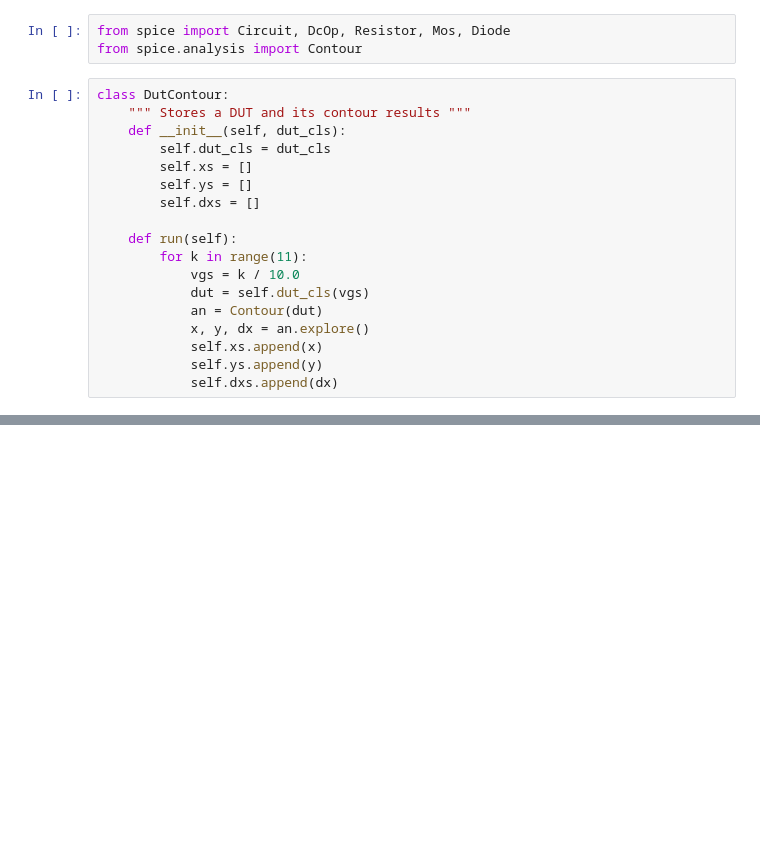
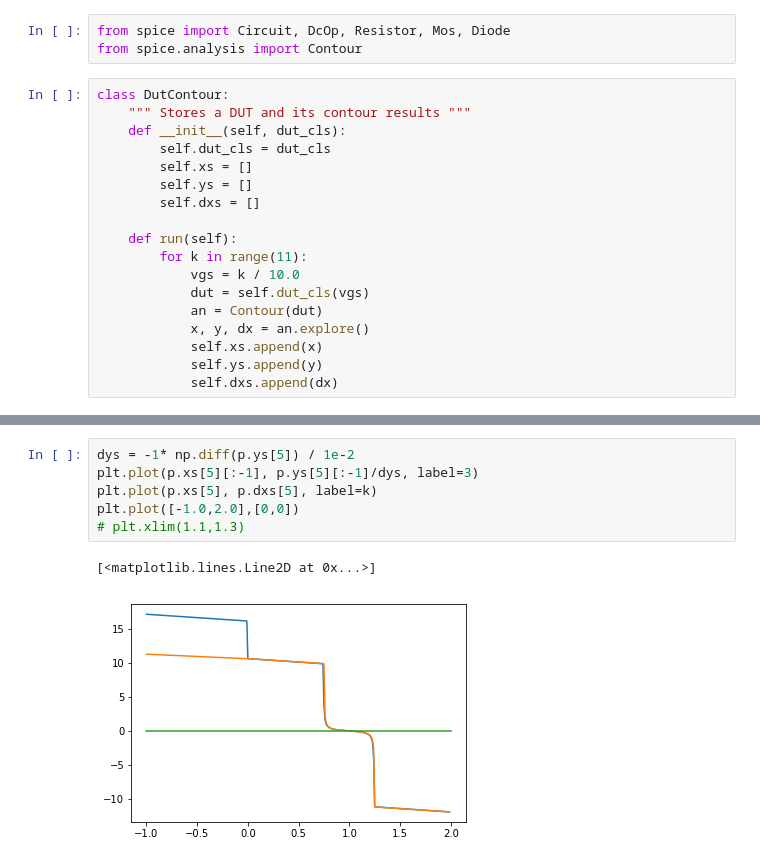
Before and after one commit to HW21/TeachSpice, a Jupyter notebook: plots.ipynb, the cells around one changed output, grey strips where cells are left out. Cells and saved outputs as stored; diff of their text form; blank space fills up the shorter version.

```diff
--- a/plots.ipynb
+++ b/plots.ipynb
@@ -128,3 +135,12 @@ plt.legend()
+# %%
+dys = -1* np.diff(p.ys[5]) / 1e-2
+plt.plot(p.xs[5][:-1], p.ys[5][:-1]/dys, label=3)
+plt.plot(p.xs[5], p.dxs[5], label=k)
+plt.plot([-1.0,2.0],[0,0])
+# plt.xlim(1.1,1.3)
+# %% [output]
+[<matplotlib.lines.Line2D at 0x...>]
+[figure, added]
 # %%
 dys = -1* np.diff(p.ys[5]) / 1e-2
 plt.plot(p.xs[5][:-1], p.ys[5][:-1], label=3)
```
Also changed, not shown: parts of 11 cells of this notebook, 5 other files.
